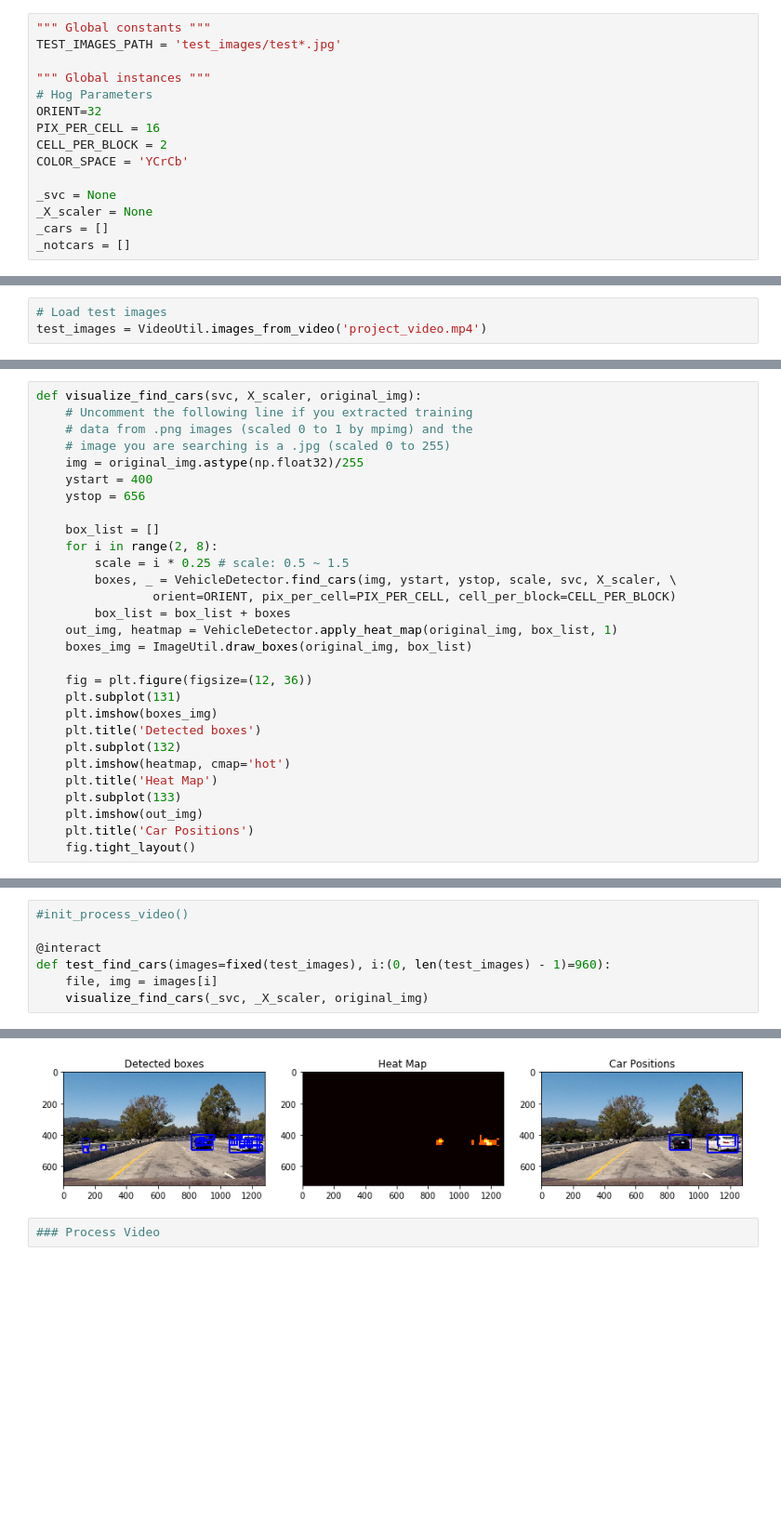
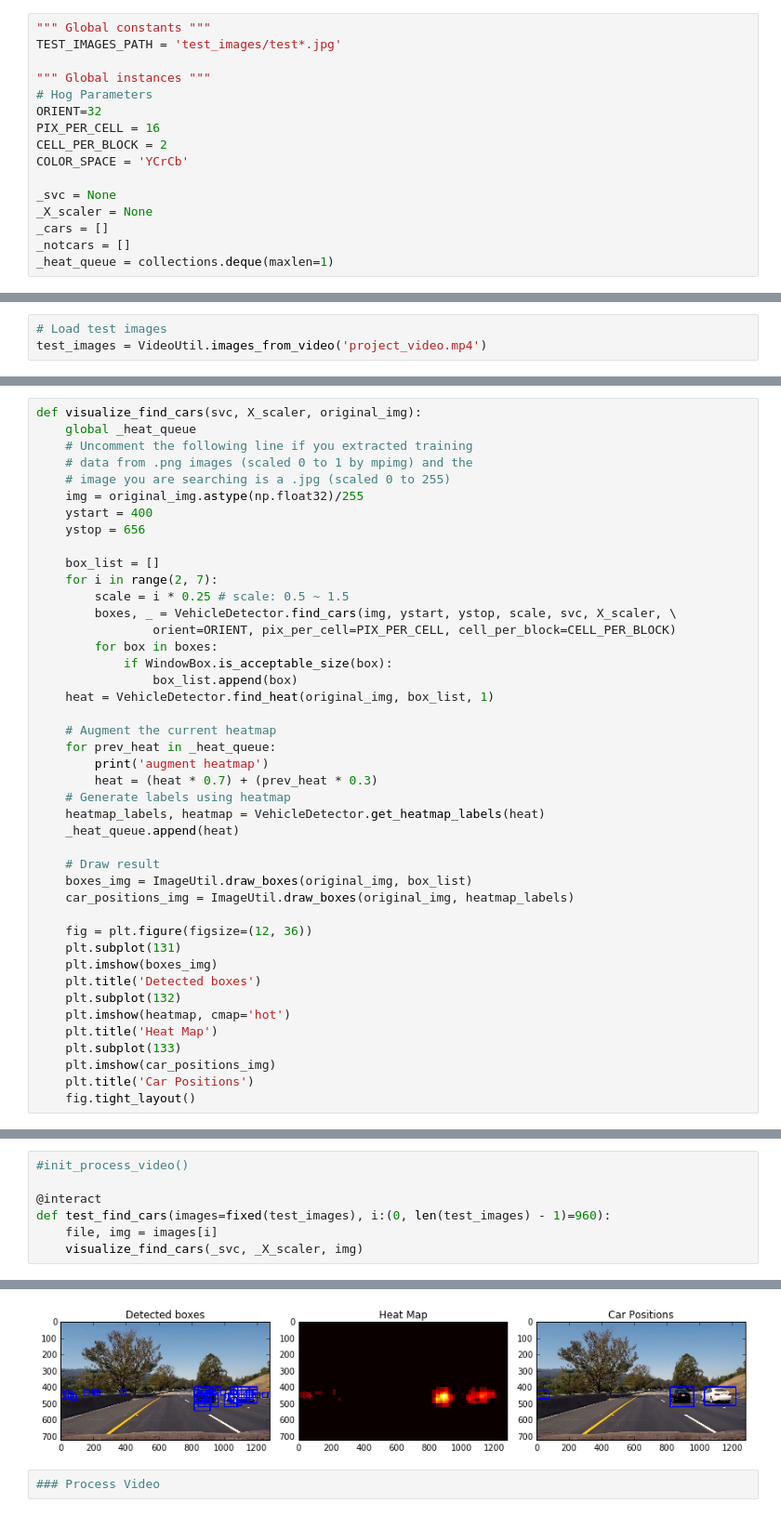
Before and after one commit to jasonhuh/CarND-Vehicle-Detection, a Jupyter notebook: CarND-Vehicle-Detection.ipynb, the cells around one changed output, grey strips where cells are left out. Shown at 93% size. Drawn from its saved outputs; the diff is of its cells as text; blank space fills up the shorter version.

```diff
--- a/CarND-Vehicle-Detection.ipynb
+++ b/CarND-Vehicle-Detection.ipynb
@@ -47,6 +46,7 @@ _svc = None
 _X_scaler = None
 _cars = []
 _notcars = []
+_heat_queue = collections.deque(maxlen=1)
 # %% [markdown]
 ### Histogram of Oriented Gradients (HOG)
 
@@ -215,5 +230,6 @@ def process_frame(frame_img):
 # %%
 def visualize_find_cars(svc, X_scaler, original_img):
+    global _heat_queue
     # Uncomment the following line if you extracted training
     # data from .png images (scaled 0 to 1 by mpimg) and the
     # image you are searching is a .jpg (scaled 0 to 255)
@@ -222,13 +238,26 @@ def visualize_find_cars(svc, X_scaler, original_img):
     ystop = 656
 
     box_list = []
-    for i in range(2, 8):
+    for i in range(2, 7):
         scale = i * 0.25 # scale: 0.5 ~ 1.5
         boxes, _ = VehicleDetector.find_cars(img, ystart, ystop, scale, svc, X_scaler, \
                 orient=ORIENT, pix_per_cell=PIX_PER_CELL, cell_per_block=CELL_PER_BLOCK)
-        box_list = box_list + boxes
-    out_img, heatmap = VehicleDetector.apply_heat_map(original_img, box_list, 1)
+        for box in boxes:
+            if WindowBox.is_acceptable_size(box):
+                box_list.append(box)
+    heat = VehicleDetector.find_heat(original_img, box_list, 1)
+
+    # Augment the current heatmap
+    for prev_heat in _heat_queue:
+        print('augment heatmap')
+        heat = (heat * 0.7) + (prev_heat * 0.3)
+    # Generate labels using heatmap
+    heatmap_labels, heatmap = VehicleDetector.get_heatmap_labels(heat)
+    _heat_queue.append(heat)
+
+    # Draw result
     boxes_img = ImageUtil.draw_boxes(original_img, box_list)
+    car_positions_img = ImageUtil.draw_boxes(original_img, heatmap_labels)
 
     fig = plt.figure(figsize=(12, 36))
     plt.subplot(131)
@@ -238,7 +267,7 @@ def visualize_find_cars(svc, X_scaler, original_img):
     plt.imshow(heatmap, cmap='hot')
     plt.title('Heat Map')
     plt.subplot(133)
-    plt.imshow(out_img)
+    plt.imshow(car_positions_img)
     plt.title('Car Positions')
     fig.tight_layout()
 # %%
@@ -276,7 +292,7 @@ Skip
 @interact
 def test_find_cars(images=fixed(test_images), i:(0, len(test_images) - 1)=960):
     file, img = images[i]
-    visualize_find_cars(_svc, _X_scaler, original_img)
+    visualize_find_cars(_svc, _X_scaler, img)
 # %% [output]
 StandardScaler(copy=True, with_mean=True, with_std=True)
 StandardScaler(copy=True, with_mean=True, with_std=True)
@@ -291,4 +307,4 @@ Skip
-[figure, old version]
+[figure, new version]
 # %%
 ### Process Video
 # %%
```
Also changed, not shown: parts of 11 cells of this notebook, 5 other files.
